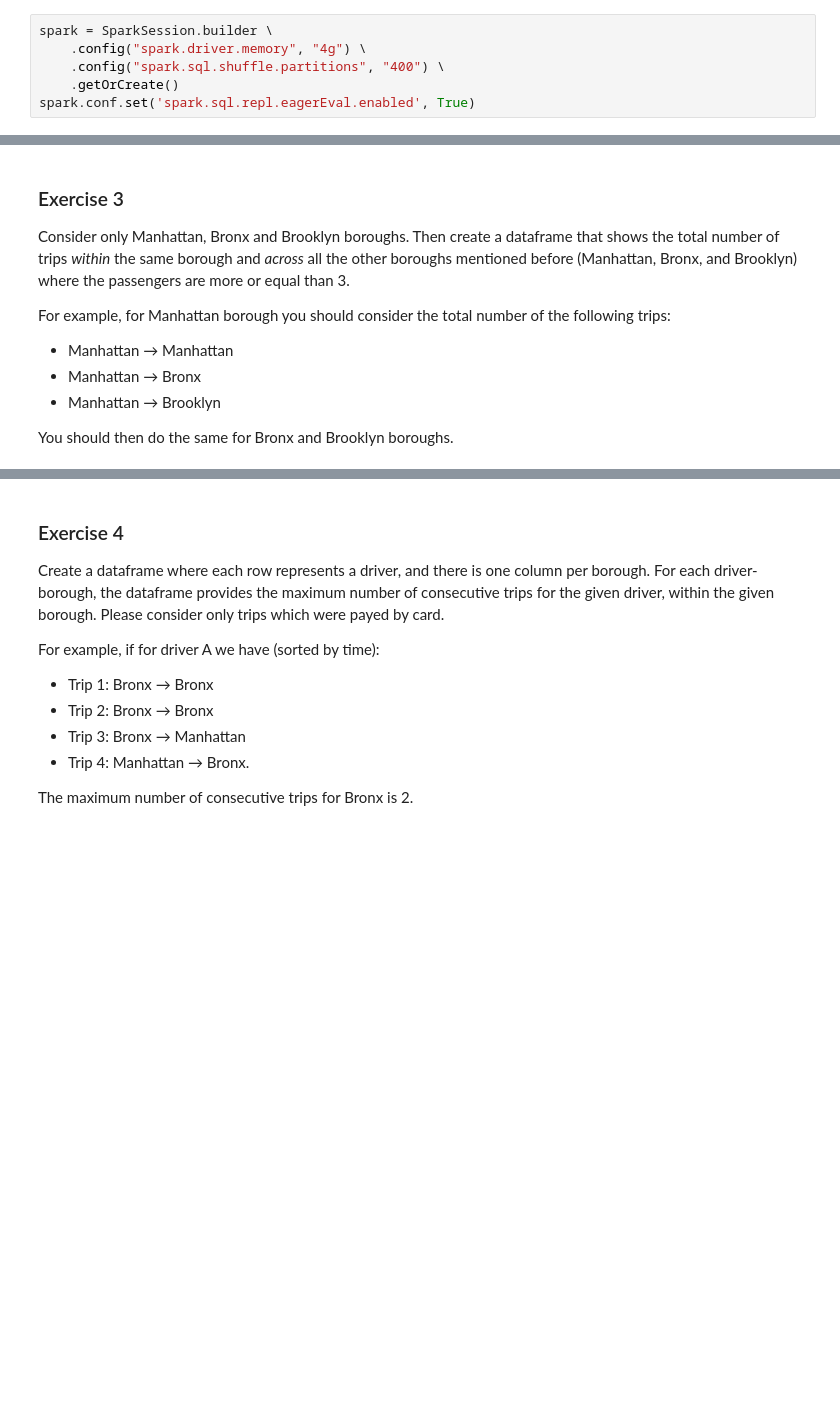
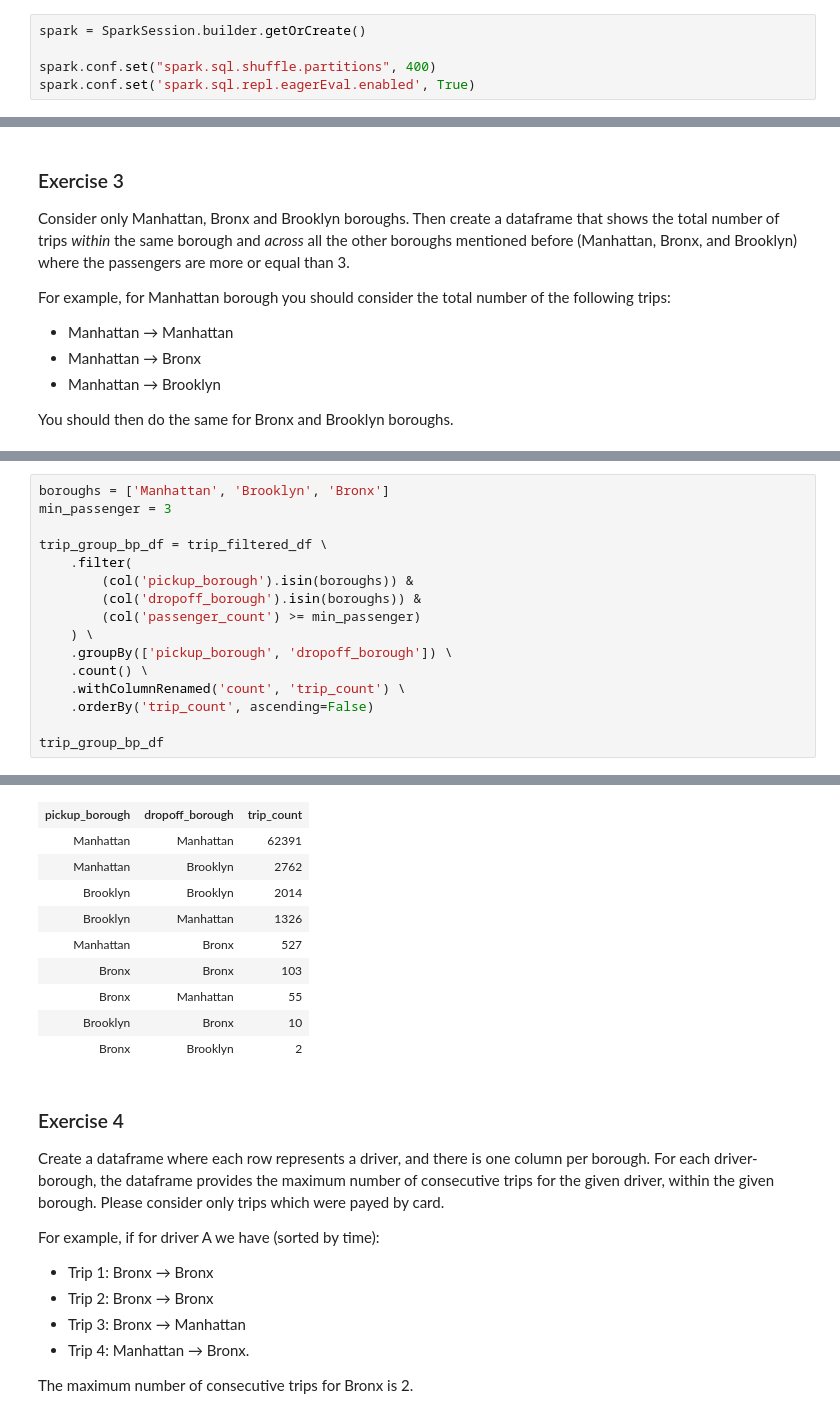
Before and after one commit to MattiaBiancini/Visual-Analytics, a Jupyter notebook: Assignment3/Assignment3.ipynb, the cells around one changed output, grey strips where cells are left out. Cells and saved outputs as stored; diff of their text form; blank space fills up the shorter version.

```diff
--- a/Assignment3/Assignment3.ipynb
+++ b/Assignment3/Assignment3.ipynb
@@ -63,8 +57,7 @@ Join the `trip_data` and `trip_fare` dataframes into one and consider only data
 # %% [markdown]
 The first thing to do is to create a `SparkSession`
 # %%
-spark = SparkSession.builder \
-    .config("spark.driver.memory", "4g") \
-    .config("spark.sql.shuffle.partitions", "400") \
-    .getOrCreate()
+spark = SparkSession.builder.getOrCreate()
+
+spark.conf.set("spark.sql.shuffle.partitions", 400)
 spark.conf.set('spark.sql.repl.eagerEval.enabled', True)
@@ -201,0 +260,17 @@ You should then do the same for Bronx and Brooklyn boroughs.
+# %%
+boroughs = ['Manhattan', 'Brooklyn', 'Bronx']
+min_passenger = 3
+
+trip_group_bp_df = trip_filtered_df \
+    .filter(
+        (col('pickup_borough').isin(boroughs)) &
+        (col('dropoff_borough').isin(boroughs)) &
+        (col('passenger_count') >= min_passenger)
+    ) \
+    .groupBy(['pickup_borough', 'dropoff_borough']) \
+    .count() \
+    .withColumnRenamed('count', 'trip_count') \
+    .orderBy('trip_count', ascending=False)
+
+trip_group_bp_df
+# %% [output]
@@ -202,3 +279,13 @@ You should then do the same for Bronx and Brooklyn boroughs.
+| pickup_borough | dropoff_borough | trip_count |
+| Manhattan | Manhattan | 62391 |
+| Manhattan | Brooklyn | 2762 |
+| Brooklyn | Brooklyn | 2014 |
+| Brooklyn | Manhattan | 1326 |
+| Manhattan | Bronx | 527 |
+| Bronx | Bronx | 103 |
+| Bronx | Manhattan | 55 |
+| Brooklyn | Bronx | 10 |
+| Bronx | Brooklyn | 2 |
 # %% [markdown]
 ### Exercise 4
 Create a dataframe where each row represents a driver, and there is one column per borough.
```
Also changed, not shown: parts of 9 cells of this notebook.
